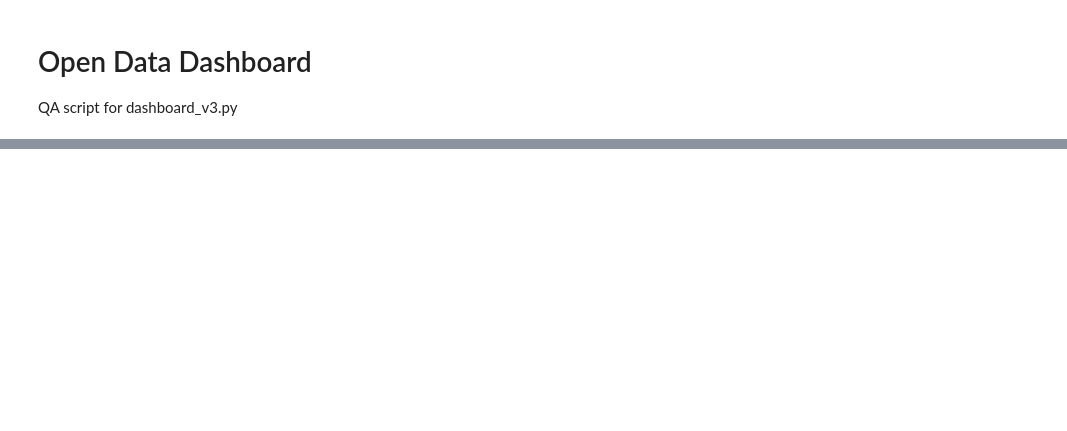
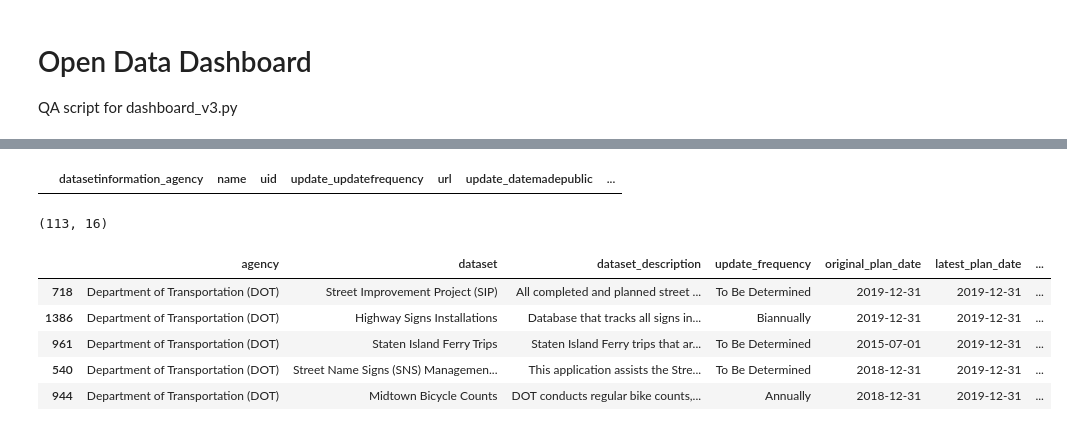
Before and after one commit to MODA-NYC/OpenDataDashboard_v3, a Jupyter notebook: dashboard.ipynb, the cells around one changed output, grey strips where cells are left out. Drawn from its saved outputs; the diff is of its cells as text; code cells hidden in the pictures; blank space fills up the shorter version.

```diff
--- a/dashboard.ipynb
+++ b/dashboard.ipynb
@@ -573,0 +313,67 @@ all_datasets_df.shape
+# %%
+freshness_df[freshness_df['datasetinformation_agency']=='']
+# %% [output]
+|  | datasetinformation_agency | name | uid | update_updatefrequency | url | update_datemadepublic | ... |
+# %%
+#### COMPLIANCE ####
+
+#### Step 1. Build baseline dataset
+
+# NYC Open Data Release Tracker
+# https://data.cityofnewyork.us/City-Government/NYC-Open-Data-Release-Tracker/qj2z-ibhs
+tracker_df = credentials.call_socrata_api('qj2z-ibhs')
+
+# exclude Removed from the plan and Removed from the portal,
+release_status_filter = [
+    'Released',
+    'Scheduled for release',
+    'Under Review'
+]
+tracker_df = tracker_df[tracker_df['release_status'].isin(release_status_filter)]
+
+# apply grace period for release date
+grace_period_days = 14
+today = date.today()
+
+# convert dates to dates
+tracker_df['original_plan_date'] = pd.to_datetime(tracker_df['original_plan_date'])
+tracker_df['latest_plan_date'] = pd.to_datetime(tracker_df['latest_plan_date'])
+tracker_df['release_date'] = pd.to_datetime(tracker_df['release_date'])
+
+# number of days between release and planned date
+tracker_df['plan_to_release'] = (tracker_df['release_date'] - tracker_df['latest_plan_date']).dt.days
+
+# create a check if released on time
+tracker_df['within_grace_period'] = np.where((tracker_df['plan_to_release'] < grace_period_days), 'Yes', 'No')
+tracker_df['within_grace_period_num'] = tracker_df['plan_to_release'] < grace_period_days
+
+# subset datasets that were supposed to be released in the last 12 months
+tracker_df['last_12_months'] = ((pd.to_datetime(today) - tracker_df['latest_plan_date']).dt.days < 365) & \
+                                (tracker_df['latest_plan_date'] <= pd.to_datetime(today))
+
+tracker_df['url'] = tracker_df['url1'].apply(lambda x: list(x.values())[0] \
+                                                   if type(x) is dict else 'NA')
+tracker_df.drop(columns=['url1'],inplace=True)
+# drop duplicates for released datasets
+# keep the one with the oldest release date
+tracker_df = tracker_df[~tracker_df.u_id.isna()]\
+                                .sort_values(by='release_date')\
+                                .drop_duplicates(subset=['u_id'], keep='first')\
+                                .append(tracker_df[tracker_df['u_id'].isna()])
+
+tracker_12mo_df = tracker_df[tracker_df['last_12_months']]
+
+tracker_12mo_df['latest_plan_date'] = tracker_12mo_df['latest_plan_date'].dt.strftime("%Y-%m-%d")
+tracker_12mo_df['release_date'] = tracker_12mo_df['release_date'].dt.strftime("%Y-%m-%d")
+tracker_12mo_df.shape
+# %% [output]
+(113, 16)
+# %%
+tracker_12mo_df.head()
+# %% [output]
+|  | agency | dataset | dataset_description | update_frequency | original_plan_date | latest_plan_date | ... |
+| 718 | Department of Transportation (DOT) | Street Improvement Project (SIP) | All completed and planned street ... | To Be Determined | 2019-12-31 | 2019-12-31 | ... |
+| 1386 | Department of Transportation (DOT) | Highway Signs Installations | Database that tracks all signs in... | Biannually | 2019-12-31 | 2019-12-31 | ... |
+| 961 | Department of Transportation (DOT) | Staten Island Ferry Trips | Staten Island Ferry trips that ar... | To Be Determined | 2015-07-01 | 2019-12-31 | ... |
+| 540 | Department of Transportation (DOT) | Street Name Signs (SNS) Managemen... | This application assists the Stre... | To Be Determined | 2018-12-31 | 2019-12-31 | ... |
+| 944 | Department of Transportation (DOT) | Midtown Bicycle Counts | DOT conducts regular bike counts,... | Annually | 2018-12-31 | 2019-12-31 | ... |
```
Also changed, not shown: parts of 48 cells of this notebook, 3 other files.
